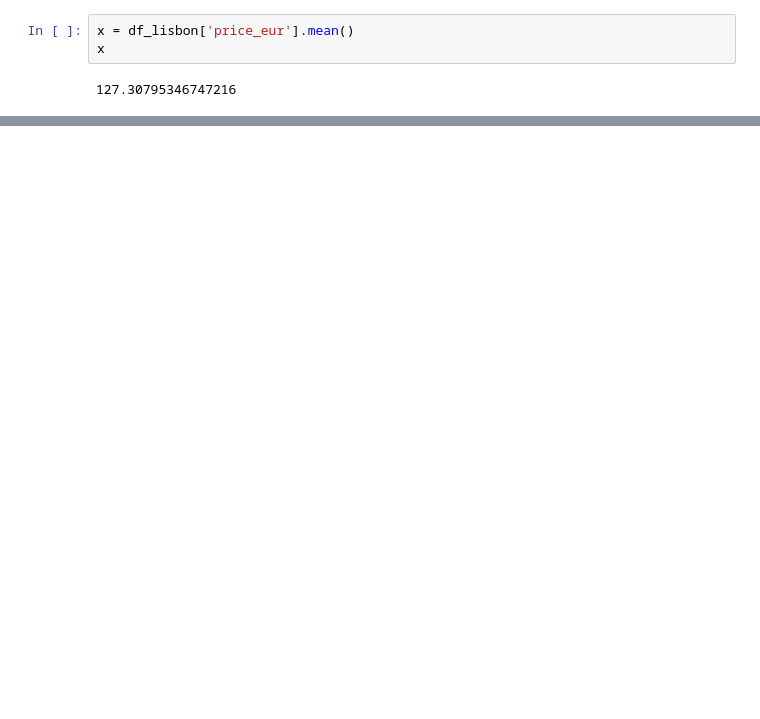
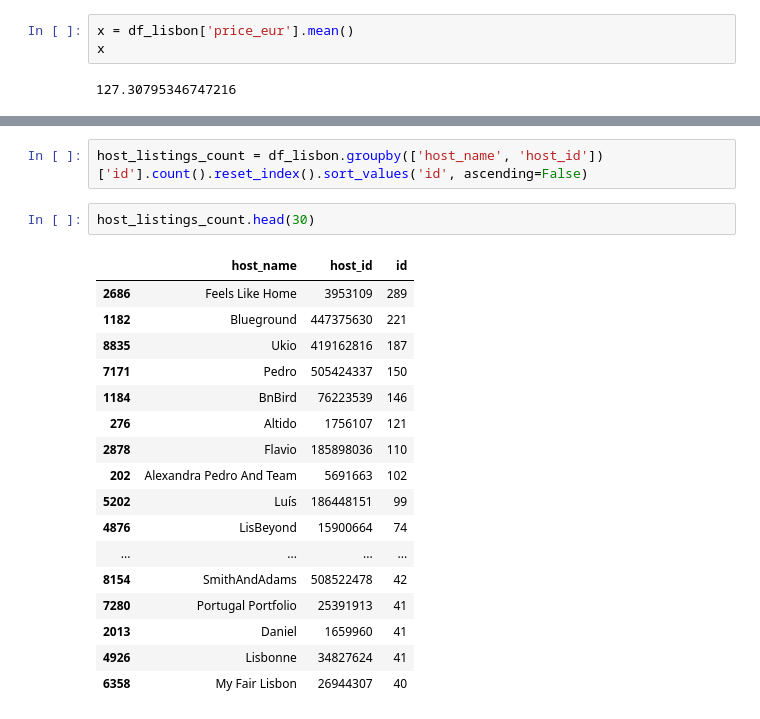
Before and after one commit to dezertdweller/streamlit-lisbon-airbnb-analysis, a Jupyter notebook: airbnb_data_cleaning.ipynb, the cells around one changed output, grey strips where cells are left out. Cells and saved outputs as stored; diff of their text form; blank space fills up the shorter version.

```diff
--- a/airbnb_data_cleaning.ipynb
+++ b/airbnb_data_cleaning.ipynb
@@ -168,0 +266,22 @@ x
+# %%
+host_listings_count = df_lisbon.groupby(['host_name', 'host_id'])['id'].count().reset_index().sort_values('id', ascending=False)
+# %%
+host_listings_count.head(30)
+# %% [output]
+|  | host_name | host_id | id |
+| 2686 | Feels Like Home | 3953109 | 289 |
+| 1182 | Blueground | 447375630 | 221 |
+| 8835 | Ukio | 419162816 | 187 |
+| 7171 | Pedro | 505424337 | 150 |
+| 1184 | BnBird | 76223539 | 146 |
+| 276 | Altido | 1756107 | 121 |
+| 2878 | Flavio | 185898036 | 110 |
+| 202 | Alexandra Pedro And Team | 5691663 | 102 |
+| 5202 | Luís | 186448151 | 99 |
+| 4876 | LisBeyond | 15900664 | 74 |
+| ... | ... | ... | ... |
+| 8154 | SmithAndAdams | 508522478 | 42 |
+| 7280 | Portugal Portfolio | 25391913 | 41 |
+| 2013 | Daniel | 1659960 | 41 |
+| 4926 | Lisbonne | 34827624 | 41 |
+| 6358 | My Fair Lisbon | 26944307 | 40 |
```
Also changed, not shown: parts of 14 cells of this notebook, 1 other file.
